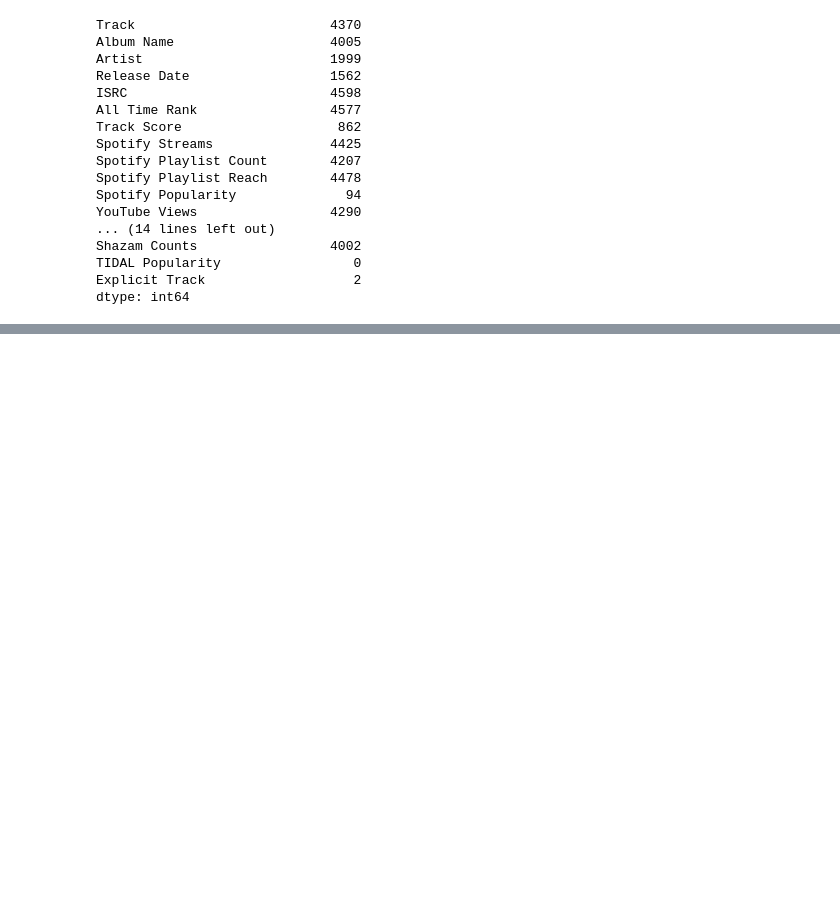
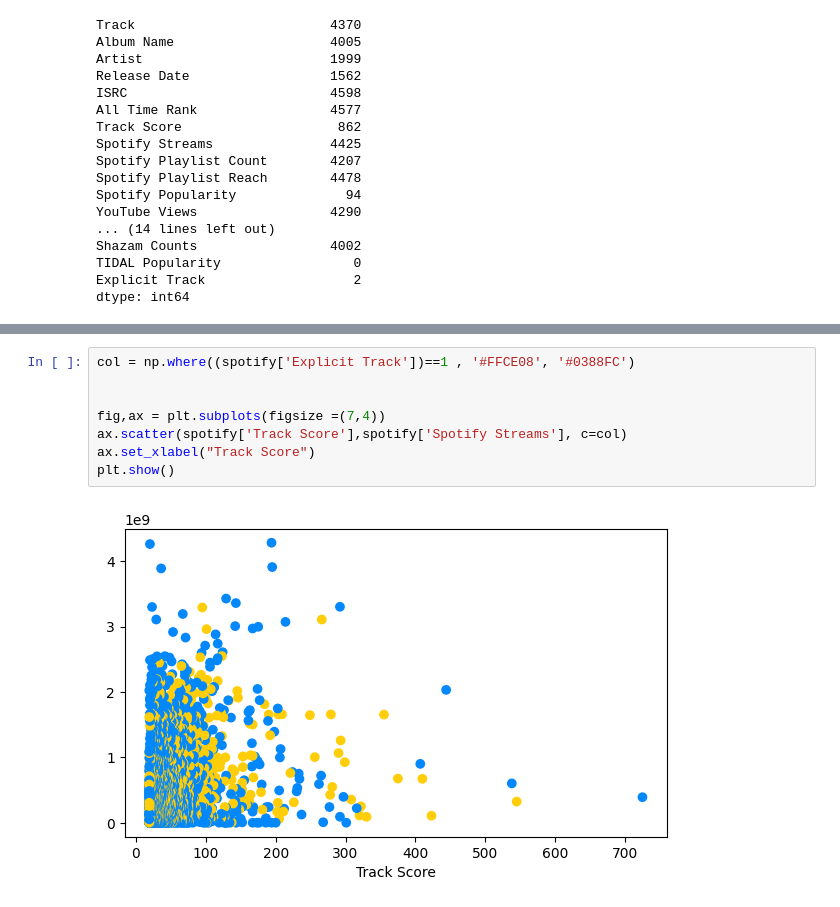
Before and after one commit to suchethsikha/Spotify_2024_EDA, a Jupyter notebook: Group_spotify.ipynb, the cells around one changed output, grey strips where cells are left out. Drawn from its saved outputs; the diff is of its cells as text; blank space fills up the shorter version.

```diff
--- a/Group_spotify.ipynb
+++ b/Group_spotify.ipynb
@@ -135,0 +221,10 @@ memory usage: 1006.4+ KB
+# %%
+col = np.where((spotify['Explicit Track'])==1 , '#FFCE08', '#0388FC')
+
+
+fig,ax = plt.subplots(figsize =(7,4))
+ax.scatter(spotify['Track Score'],spotify['Spotify Streams'], c=col)
+ax.set_xlabel("Track Score")
+plt.show()
+# %% [output]
+[figure, added]
```
Also changed, not shown: parts of 14 cells of this notebook, 1 other file.
